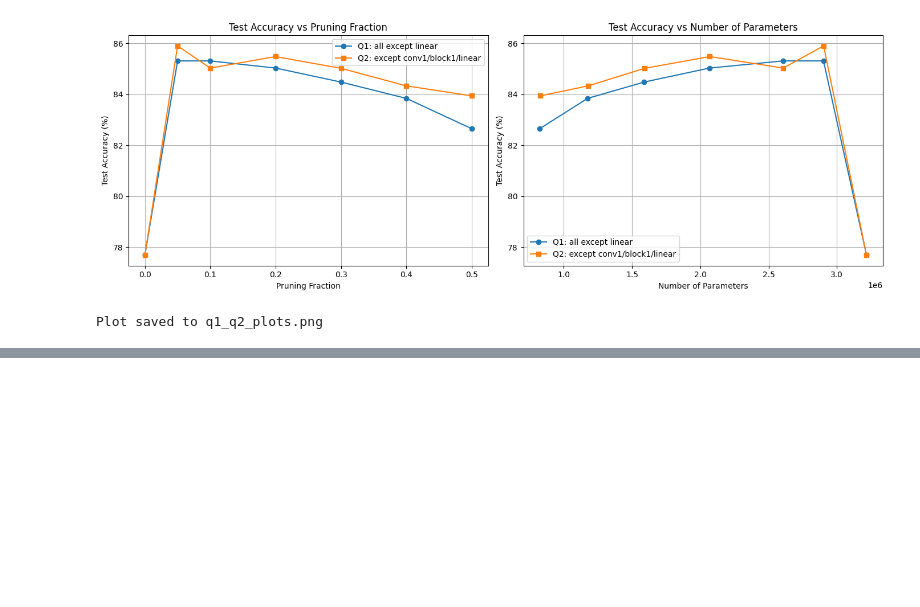
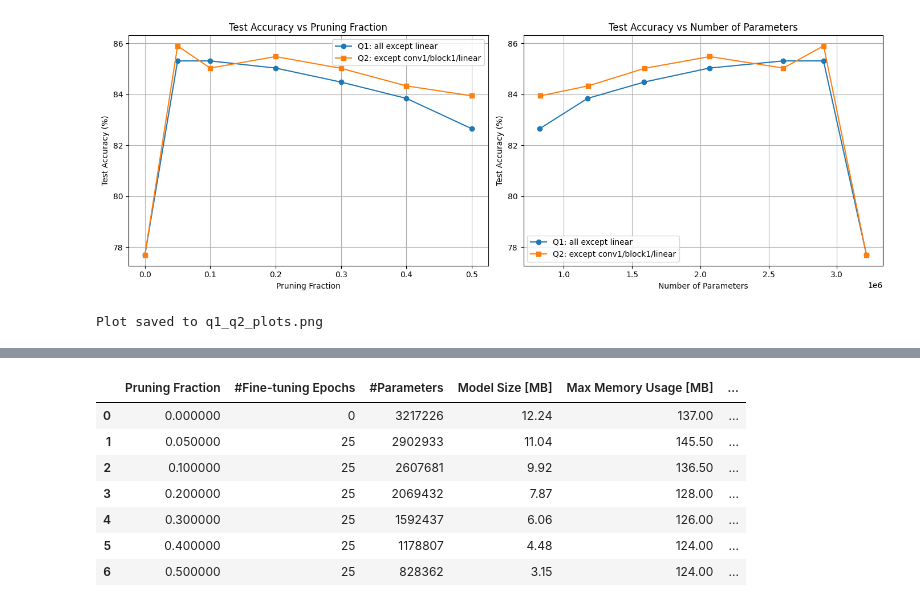
Before and after one commit to RyaneLi/ECE361E-HW, a Jupyter notebook: HW4_files/problem1.ipynb, the cells around one changed output, grey strips where cells are left out. Saved outputs shown, nothing was run; the diff lists cells and outputs as text; code cells hidden in the pictures; blank space fills up the shorter version.

```diff
--- a/HW4_files/problem1.ipynb
+++ b/HW4_files/problem1.ipynb
@@ -151,0 +165,87 @@ Plot saved to q1_q2_plots.png
+# %%
+import os
+import pandas as pd
+
+FRACTIONS      = [0.0, 0.05, 0.1, 0.2, 0.3, 0.4, 0.5]
+RESULTS_BASE   = './results'
+MODELS_DIR     = './pruned_models/prune_strat_2/complete_models'
+STRAT2_DIR     = './pruned_models/prune_strat_2'
+PRUNING_ITER   = 5
+FT_EPOCHS_ITER = 5  # fine-tuning epochs per pruning iteration
+
+onnx_files = {
+    0.0:  os.path.join(MODELS_DIR, 'MobilenetV1_fp32.onnx'),
+    0.05: os.path.join(MODELS_DIR, 'l1_0.05_5_5_MBNv1.onnx'),
+    0.1:  os.path.join(MODELS_DIR, 'l1_0.1_5_5_MBNv1.onnx'),
+    0.2:  os.path.join(MODELS_DIR, 'l1_0.2_5_5_MBNv1.onnx'),
+    0.3:  os.path.join(MODELS_DIR, 'l1_0.3_5_5_MBNv1.onnx'),
+    0.4:  os.path.join(MODELS_DIR, 'l1_0.4_5_5_MBNv1.onnx'),
+    0.5:  os.path.join(MODELS_DIR, 'l1_0.5_5_5_MBNv1.onnx'),
+}
+
+def load_deploy_metrics(frac):
+    path = os.path.join(RESULTS_BASE, f'pruned_{frac}', 'mobilenet_summary_metrics.csv')
+    if not os.path.exists(path):
+        print(f'[MISSING] {path}')
+        return None
+    return pd.read_csv(path, header=0, names=['Metric', 'Value']).set_index('Metric')['Value']
+
+def get_n_params(frac):
+    """Read parameter count from the pruning result CSVs."""
+    if frac == 0.0:
+        # Baseline params are stored in any result file
+        for f in [0.05, 0.1, 0.2, 0.3, 0.4, 0.5]:
+            p = os.path.join(STRAT2_DIR, f'result_{f}.csv')
+            if os.path.exists(p):
+                return int(pd.read_csv(p)['baseline_params'].iloc[0])
+        return None
+    p = os.path.join(STRAT2_DIR, f'result_{frac}.csv')
+    if os.path.exists(p):
+        return int(pd.read_csv(p)['final_params'].iloc[0])
+    return None
+
+rows = []
+for frac in FRACTIONS:
+    m = load_deploy_metrics(frac)
+    if m is None:
+        continue
+
+    total_images     = int(m['Total Images'])
+    total_energy_j   = float(m['Total Energy (J)'])
+    avg_latency_ms   = float(m['Average Inference Time per Image (ms)'])
+    peak_mem_mb      = float(m['Peak RAM Memory (MB)'])
+    test_accuracy    = float(m['Test Accuracy (%)'])
+
+    energy_per_image_mj = (total_energy_j / total_images * 1000) if total_images > 0 else float('nan')
+
+    onnx_path      = onnx_files[frac]
+    model_size_mb  = os.path.getsize(onnx_path) / (1024 ** 2) if os.path.exists(onnx_path) else float('nan')
+
+    ft_epochs = 0 if frac == 0.0 else PRUNING_ITER * FT_EPOCHS_ITER  # total fine-tuning epochs
+    n_params  = get_n_params(frac)
+
+    rows.append({
+        'Pruning Fraction':         frac,
+        '#Fine-tuning Epochs':      ft_epochs,
+        '#Parameters':              n_params,
+        'Model Size [MB]':          round(model_size_mb, 2),
+        'Max Memory Usage [MB]':    round(peak_mem_mb, 2),
+        'Avg Latency/Image [ms]':   round(avg_latency_ms, 2),
+        'Avg Energy/Image [mJ]':    round(energy_per_image_mj, 4),
+        'Test Accuracy [%]':        round(test_accuracy, 2),
+    })
+
+table1 = pd.DataFrame(rows)
+print('Table 1 — Pruned MobileNet-v1 on Raspberry Pi 3B+\n')
+display(table1.style.set_properties(**{'text-align': 'center'}).format({
+    'Model Size [MB]':       '{:.2f}',
+    'Max Memory Usage [MB]': '{:.2f}',
+    'Avg Latency/Image [ms]':'{:.2f}',
+    'Avg Energy/Image [mJ]': '{:.4f}',
+    'Test Accuracy [%]':     '{:.2f}',
+}))
+
+# Save Table 1 to CSV
+table1.to_csv('table1_pruned.csv', index=False)
+print('\nTable 1 saved to table1_pruned.csv')
+# %% [output]
@@ -151,0 +253,8 @@ Plot saved to q1_q2_plots.png
+|  | Pruning Fraction | #Fine-tuning Epochs | #Parameters | Model Size [MB] | Max Memory Usage [MB] | ... |
+| 0 | 0.000000 | 0 | 3217226 | 12.24 | 137.00 | ... |
+| 1 | 0.050000 | 25 | 2902933 | 11.04 | 145.50 | ... |
+| 2 | 0.100000 | 25 | 2607681 | 9.92 | 136.50 | ... |
+| 3 | 0.200000 | 25 | 2069432 | 7.87 | 128.00 | ... |
+| 4 | 0.300000 | 25 | 1592437 | 6.06 | 126.00 | ... |
+| 5 | 0.400000 | 25 | 1178807 | 4.48 | 124.00 | ... |
+| 6 | 0.500000 | 25 | 828362 | 3.15 | 124.00 | ... |
```
Also changed, not shown: parts of 3 cells of this notebook, 54 other files.
